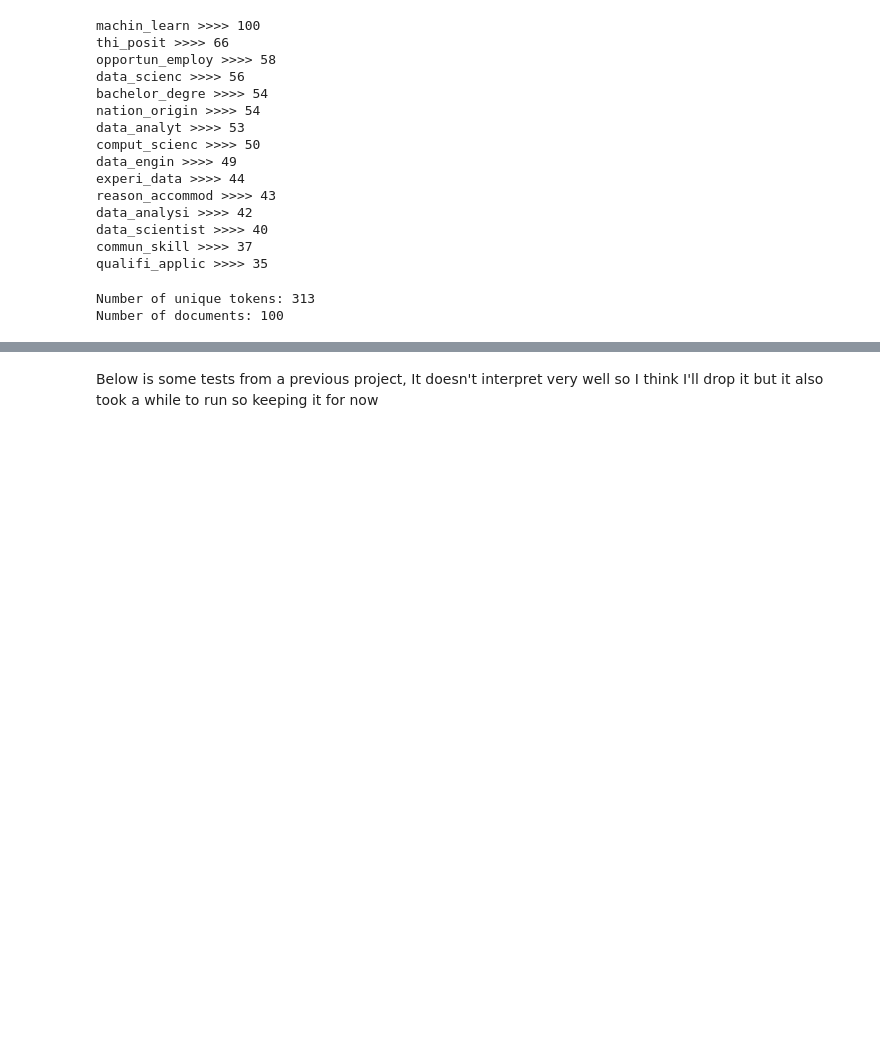
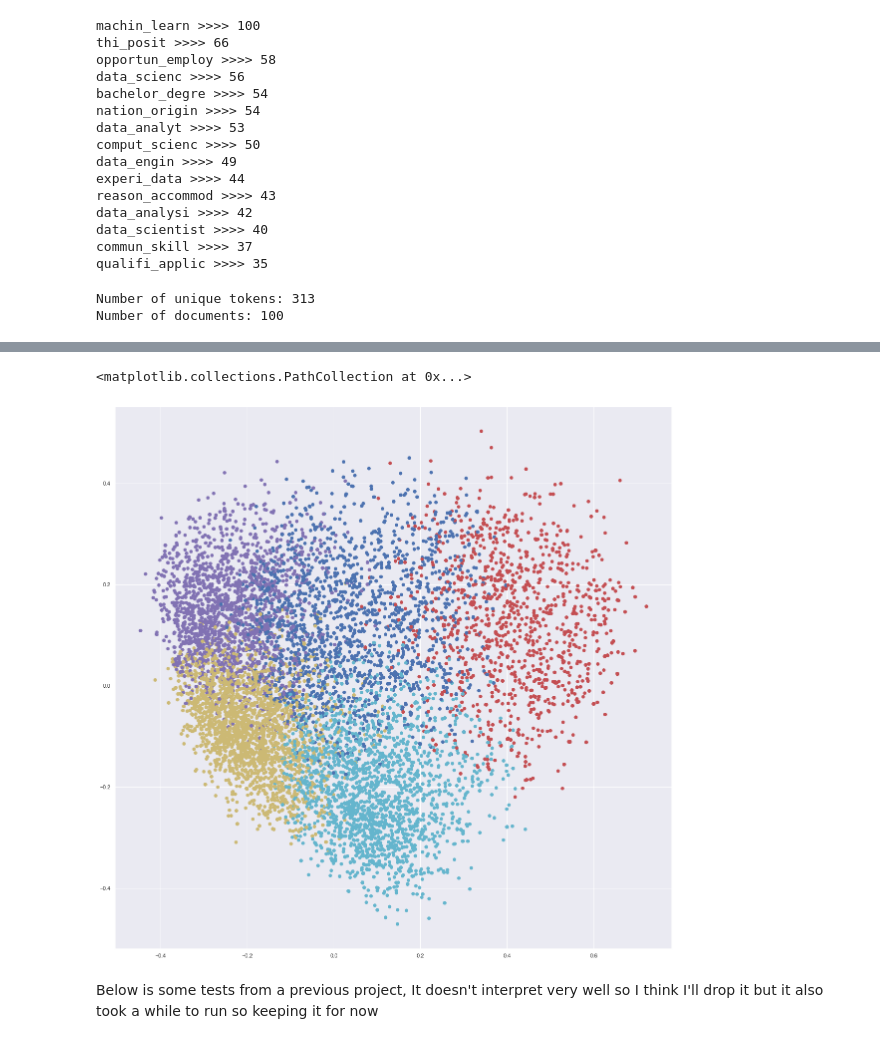
Before and after one commit to molieriAC/DSTools1_FinalProject, a Jupyter notebook: indeedFeatureExtraction.ipynb, the cells around one changed output, grey strips where cells are left out. Drawn from its saved outputs; the diff is of its cells as text; code cells hidden in the pictures; blank space fills up the shorter version.

Commit message:
added LDA and K-means clustering

```diff
--- a/indeedFeatureExtraction.ipynb
+++ b/indeedFeatureExtraction.ipynb
@@ -392,0 +442,9 @@ topic
+# %%
+true_k = 5
+
+model = KMeans(n_clusters=true_k, init="k-means++", max_iter=100, n_init=1)
+# %%
+model.fit(vectors)
+
+order_centroids = model.cluster_centers_.argsort()[:, ::-1]
+terms = vectorizer.get_feature_names()
@@ -393,3 +479,19 @@ topic
+# %%
+kmean_indices = model.fit_predict(vectors)
+
+pca = PCA(n_components=2)
+scatter_plot_points = pca.fit_transform(vectors.toarray())
+# %%
+colors = ["r", "b", "m", "y", "c"]
+
+x_axis = [o[0] for o in scatter_plot_points]
+y_axis = [o[1] for o in scatter_plot_points]
+# %%
+fig, ax = plt.subplots(figsize=(20, 20))
+ax.scatter(x_axis, y_axis, c=[colors[d] for d in kmean_indices])
+# %% [output]
+<matplotlib.collections.PathCollection at 0x...>
+[figure, added]
 # %% [markdown]
 Below is some tests from a previous project, It doesn't interpret very well so I think I'll drop it but it also took a while to run so keeping it for now
 # %%
```
Also changed, not shown: parts of 19 cells of this notebook.
